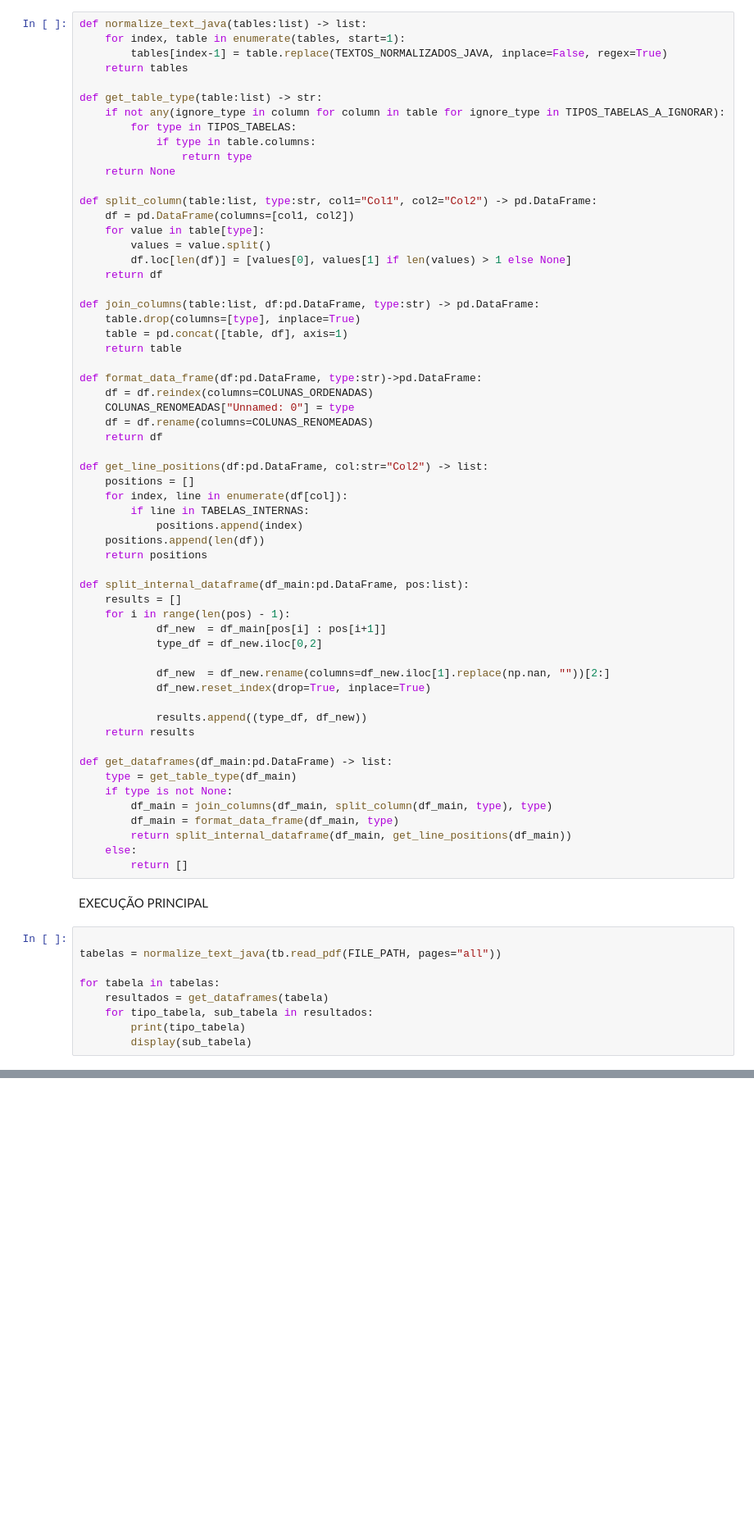
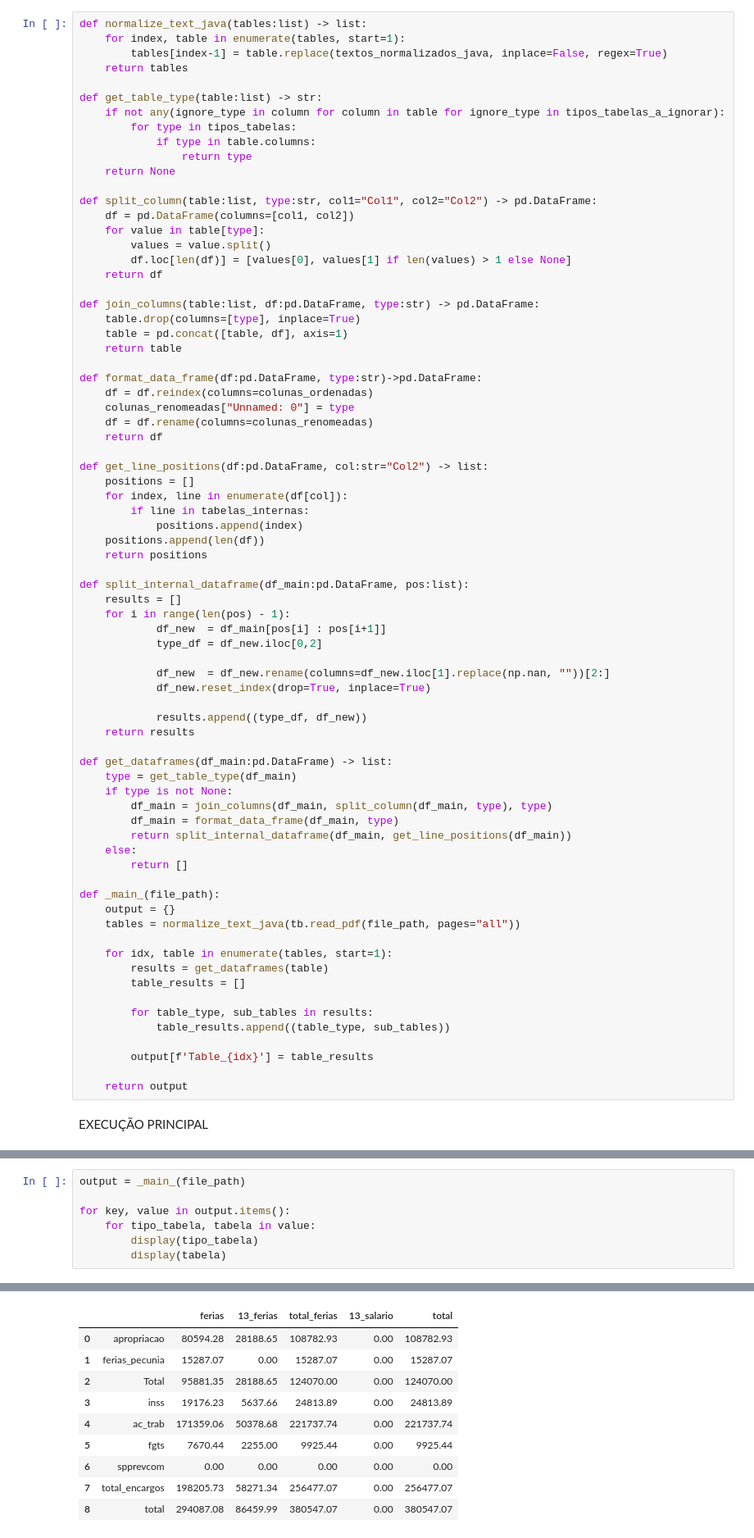
Before and after one commit to dev-alan87/apropriacao_compare, a Jupyter notebook: read_report_java_tabula.ipynb, the cells around one changed output, grey strips where cells are left out. Shown at 82% size. Saved outputs shown, nothing was run; the diff lists cells and outputs as text; blank space fills up the shorter version.

Commit message:
leitura das linhas e tabelas do java

```diff
--- a/read_report_java_tabula.ipynb
+++ b/read_report_java_tabula.ipynb
@@ -80,12 +78,12 @@ FUNÇÕES
 # %%
 def normalize_text_java(tables:list) -> list:
     for index, table in enumerate(tables, start=1):
-        tables[index-1] = table.replace(TEXTOS_NORMALIZADOS_JAVA, inplace=False, regex=True)
+        tables[index-1] = table.replace(textos_normalizados_java, inplace=False, regex=True)
     return tables
 
 def get_table_type(table:list) -> str:
-    if not any(ignore_type in column for column in table for ignore_type in TIPOS_TABELAS_A_IGNORAR):
-        for type in TIPOS_TABELAS:
+    if not any(ignore_type in column for column in table for ignore_type in tipos_tabelas_a_ignorar):
+        for type in tipos_tabelas:
             if type in table.columns:
                 return type
     return None
@@ -103,15 +101,15 @@ def join_columns(table:list, df:pd.DataFrame, type:str) -> pd.DataFrame:
     return table
 
 def format_data_frame(df:pd.DataFrame, type:str)->pd.DataFrame:
-    df = df.reindex(columns=COLUNAS_ORDENADAS)
-    COLUNAS_RENOMEADAS["Unnamed: 0"] = type
-    df = df.rename(columns=COLUNAS_RENOMEADAS)
+    df = df.reindex(columns=colunas_ordenadas)
+    colunas_renomeadas["Unnamed: 0"] = type
+    df = df.rename(columns=colunas_renomeadas)
     return df
 
 def get_line_positions(df:pd.DataFrame, col:str="Col2") -> list:
     positions = []
     for index, line in enumerate(df[col]):
-        if line in TABELAS_INTERNAS:
+        if line in tabelas_internas:
             positions.append(index)
     positions.append(len(df))
     return positions
@@ -136,14 +134,20 @@ def get_dataframes(df_main:pd.DataFrame) -> list:
         return split_internal_dataframe(df_main, get_line_positions(df_main))
     else:
         return []
+
+def _main_(file_path):
+    output = {}
+    tables = normalize_text_java(tb.read_pdf(file_path, pages="all"))
+
+    for idx, table in enumerate(tables, start=1):
+        results = get_dataframes(table)
+        table_results = []
+
+        for table_type, sub_tables in results:
+            table_results.append((table_type, sub_tables))
+
+        output[f'Table_{idx}'] = table_results
+
+    return output
 # %% [markdown]
 EXECUÇÃO PRINCIPAL
-# %%
-
-tabelas = normalize_text_java(tb.read_pdf(FILE_PATH, pages="all"))
-
-for tabela in tabelas:
-    resultados = get_dataframes(tabela)
-    for tipo_tabela, sub_tabela in resultados:
-        print(tipo_tabela)
-        display(sub_tabela)
@@ -151,0 +154,8 @@ TypeError: 'NoneType' object is not iterable
+# %%
+output = _main_(file_path)
+
+for key, value in output.items():
+    for tipo_tabela, tabela in value:
+        display(tipo_tabela)
+        display(tabela)
+# %% [output]
@@ -151,0 +172,10 @@ TypeError: 'NoneType' object is not iterable
+|  |  | ferias | 13_ferias | total_ferias | 13_salario | total |
+| 0 | apropriacao | 80594.28 | 28188.65 | 108782.93 | 0.00 | 108782.93 |
+| 1 | ferias_pecunia | 15287.07 | 0.00 | 15287.07 | 0.00 | 15287.07 |
+| 2 | Total | 95881.35 | 28188.65 | 124070.00 | 0.00 | 124070.00 |
+| 3 | inss | 19176.23 | 5637.66 | 24813.89 | 0.00 | 24813.89 |
+| 4 | ac_trab | 171359.06 | 50378.68 | 221737.74 | 0.00 | 221737.74 |
+| 5 | fgts | 7670.44 | 2255.00 | 9925.44 | 0.00 | 9925.44 |
+| 6 | spprevcom | 0.00 | 0.00 | 0.00 | 0.00 | 0.00 |
+| 7 | total_encargos | 198205.73 | 58271.34 | 256477.07 | 0.00 | 256477.07 |
+| 8 | total | 294087.08 | 86459.99 | 380547.07 | 0.00 | 380547.07 |
```
Also changed, not shown: parts of 6 cells of this notebook, 1 other file.
